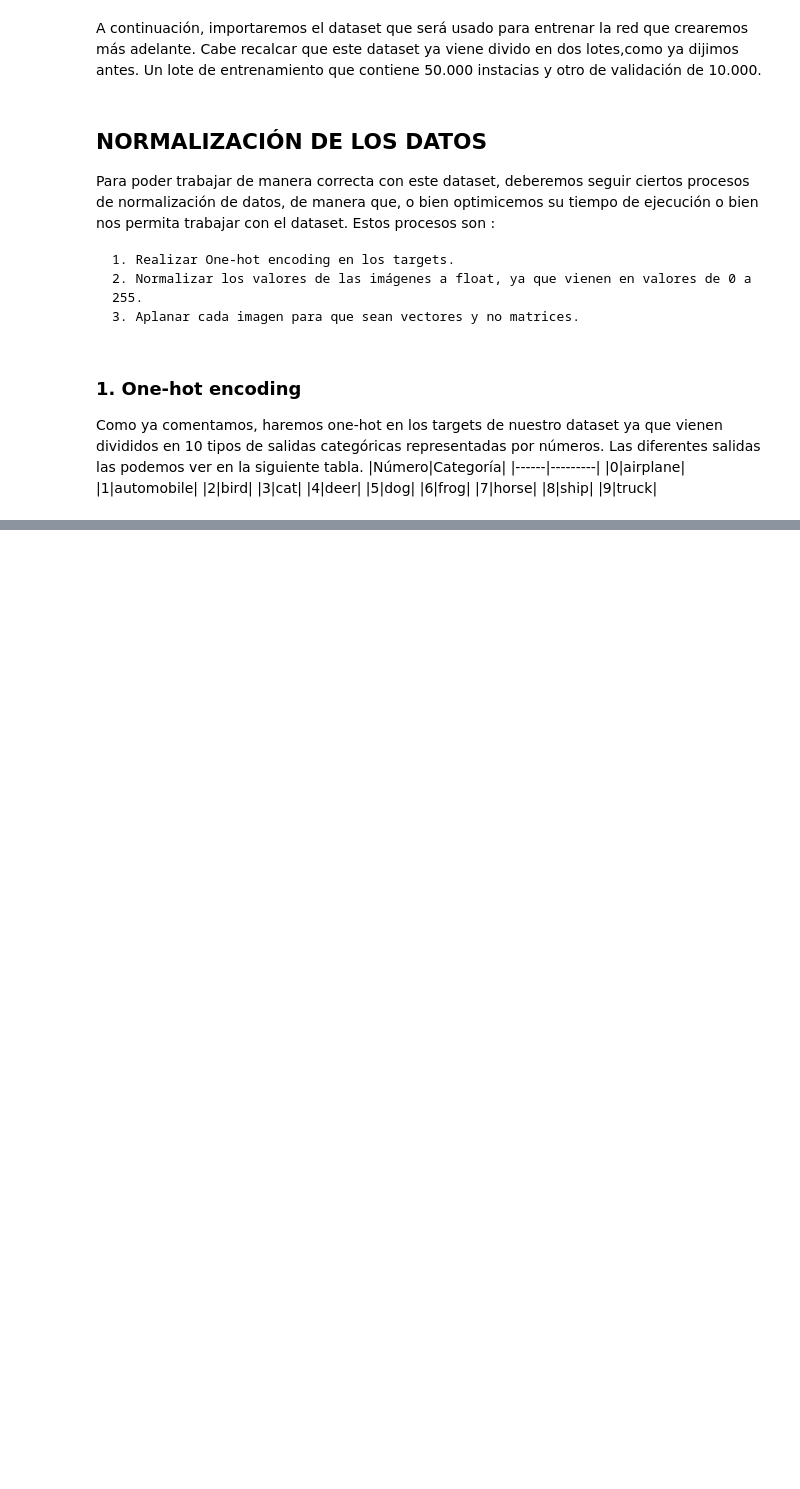
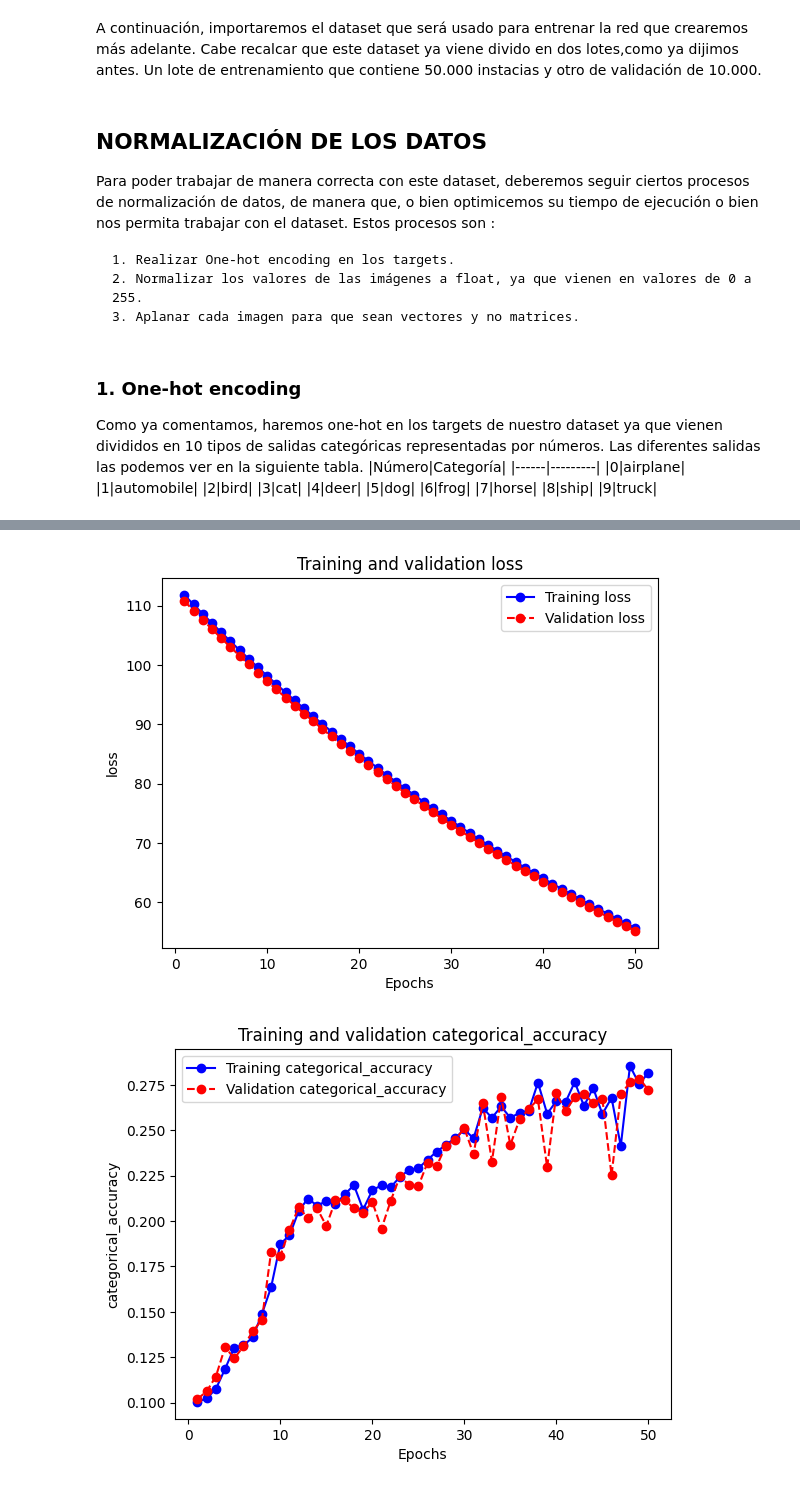
Before and after one commit to PepeRoConde/AP_FoleRomero, a Jupyter notebook: Practica1.1_14.ipynb, the cells around one changed output, grey strips where cells are left out. Drawn from its saved outputs; the diff is of its cells as text; code cells hidden in the pictures; blank space fills up the shorter version.

```diff
--- a/Practica1.1_14.ipynb
+++ b/Practica1.1_14.ipynb
@@ -281,0 +280,27 @@ Epoch 1/30
+# %%
+model = keras.Sequential(
+    [
+        keras.layers.Dense(3072, activation="relu"),
+        keras.layers.Dense(1500, activation="relu" ),
+        keras.layers.Dense(1015, activation="relu", kernel_regularizer=regularizers.l2(0.026)),
+        keras.layers.Dense(550, activation="relu", kernel_regularizer=regularizers.l2(0.019)),
+        keras.layers.Dense(740, activation="relu", kernel_regularizer=regularizers.l2(0.017)),
+        keras.layers.Dense(115, activation="relu", kernel_regularizer=regularizers.l2(0.027)),
+        keras.layers.Dense(50, activation="relu", kernel_regularizer=regularizers.l2(0.008)),
+        keras.layers.Dense(40, activation="relu", kernel_regularizer=regularizers.l2(0.001)),
+        keras.layers.Dense(10, activation = "sigmoid"),
+    ]
+)
+model.compile(optimizer=keras.optimizers.Adagrad(learning_rate=1e-2),
+              loss=keras.losses.CategoricalCrossentropy(),
+              metrics=[keras.metrics.CategoricalAccuracy()])
+
+
+
+history = model.fit(
+    x_train,
+    y_train,
+    epochs=50,
+    batch_size=10000,
+    validation_split = .1
+)
@@ -281,0 +342,5 @@ Epoch 1/30
+# %%
+print(model.evaluate(x_test, y_test))X
+plot(history.history['loss'], history.history['val_loss'], 'loss')
+plot(history.history['categorical_accuracy'], history.history['val_categorical_accuracy'], 'categorical_accuracy')
+# %% [output]
@@ -281,0 +349,2 @@ Epoch 1/30
+[figure, added]
+[figure, added]
```
Also changed, not shown: parts of 58 cells of this notebook, 2 other files.
